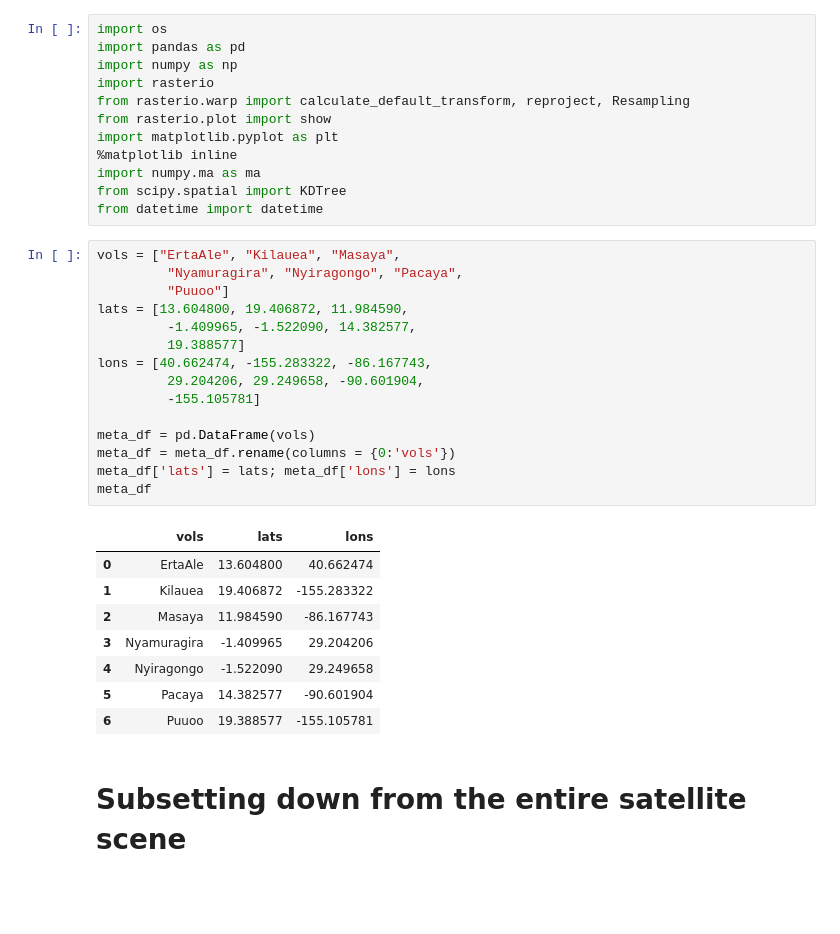
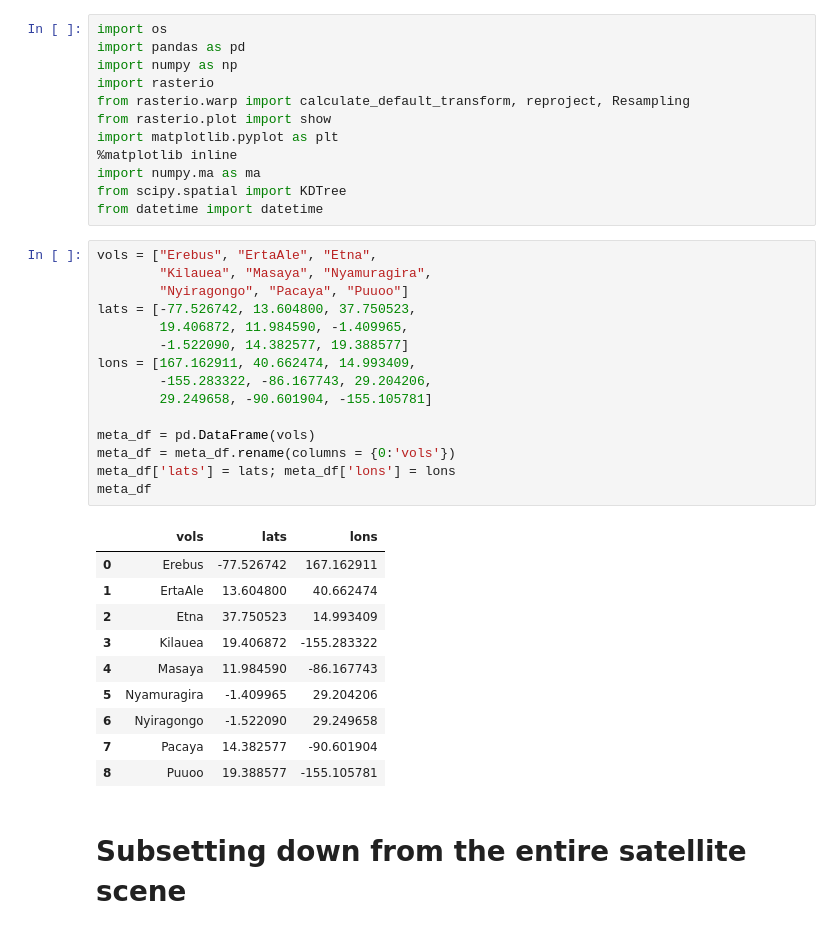
Before and after one commit to jdiaz4302/VolcanoesIR, a Jupyter notebook: 103_processing_AST08.ipynb, the cells around one changed output. Drawn from its saved outputs; the diff is of its cells as text; blank space fills up the shorter version.

```diff
--- a/103_processing_AST08.ipynb
+++ b/103_processing_AST08.ipynb
@@ -11,29 +11,31 @@ import numpy.ma as ma
 from scipy.spatial import KDTree
 from datetime import datetime
 # %%
-vols = ["ErtaAle", "Kilauea", "Masaya",
-         "Nyamuragira", "Nyiragongo", "Pacaya",
-         "Puuoo"]
-lats = [13.604800, 19.406872, 11.984590,
-         -1.409965, -1.522090, 14.382577,
-         19.388577]
-lons = [40.662474, -155.283322, -86.167743,
-         29.204206, 29.249658, -90.601904,
-         -155.105781]
+vols = ["Erebus", "ErtaAle", "Etna",
+        "Kilauea", "Masaya", "Nyamuragira",
+        "Nyiragongo", "Pacaya", "Puuoo"]
+lats = [-77.526742, 13.604800, 37.750523,
+        19.406872, 11.984590, -1.409965,
+        -1.522090, 14.382577, 19.388577]
+lons = [167.162911, 40.662474, 14.993409,
+        -155.283322, -86.167743, 29.204206,
+        29.249658, -90.601904, -155.105781]
 
 meta_df = pd.DataFrame(vols)
 meta_df = meta_df.rename(columns = {0:'vols'})
 meta_df['lats'] = lats; meta_df['lons'] = lons
 meta_df
 # %% [output]
 |  | vols | lats | lons |
-| 0 | ErtaAle | 13.604800 | 40.662474 |
-| 1 | Kilauea | 19.406872 | -155.283322 |
-| 2 | Masaya | 11.984590 | -86.167743 |
-| 3 | Nyamuragira | -1.409965 | 29.204206 |
-| 4 | Nyiragongo | -1.522090 | 29.249658 |
-| 5 | Pacaya | 14.382577 | -90.601904 |
-| 6 | Puuoo | 19.388577 | -155.105781 |
+| 0 | Erebus | -77.526742 | 167.162911 |
+| 1 | ErtaAle | 13.604800 | 40.662474 |
+| 2 | Etna | 37.750523 | 14.993409 |
+| 3 | Kilauea | 19.406872 | -155.283322 |
+| 4 | Masaya | 11.984590 | -86.167743 |
+| 5 | Nyamuragira | -1.409965 | 29.204206 |
+| 6 | Nyiragongo | -1.522090 | 29.249658 |
+| 7 | Pacaya | 14.382577 | -90.601904 |
+| 8 | Puuoo | 19.388577 | -155.105781 |
 # %% [markdown]
 # Subsetting down from the entire satellite scene
 # %%
```
Also changed, not shown: parts of 10 cells of this notebook.
